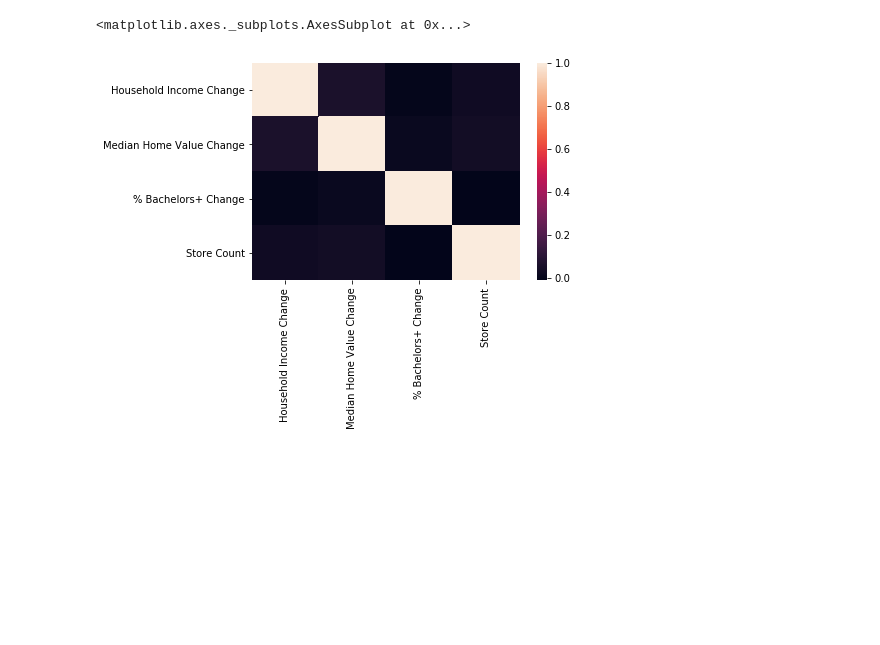
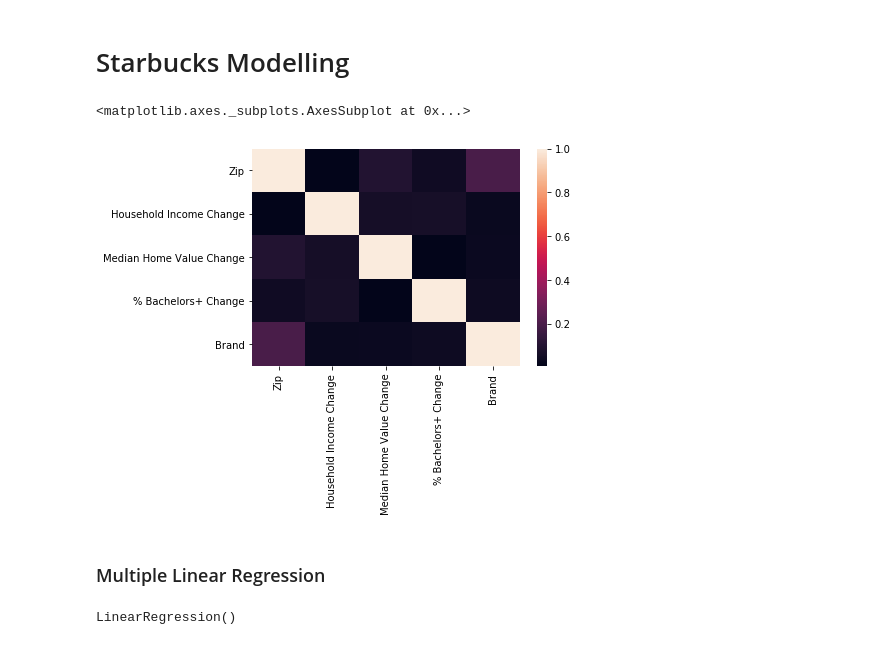
Before and after one commit to troypramsey/uo-project3, a Jupyter notebook: model_selection.ipynb, the cells around one changed output. Cells and saved outputs as stored; diff of their text form; code cells hidden in the pictures; blank space fills up the shorter version.

```diff
--- a/model_selection.ipynb
+++ b/model_selection.ipynb
@@ -28,5 +5,0 @@ y = data.iloc[:, -1]
-# %%
-for i in X.columns:
-    plt.hist(X[i])
-    plt.title(i)
-    plt.show()
@@ -38,5 +6,8 @@ ValueError: supplied range of [-100.0, inf] is not finite
-# %%
-sns.heatmap(X.corr())
-# %% [output]
-<matplotlib.axes._subplots.AxesSubplot at 0x...>
-[figure, removed]
+# %% [markdown]
+# Starbucks Modelling
+# %%
+starbucks_full = pd.read_csv('data_exploration/full_us_data.csv').drop(columns='Unnamed: 0')
+starbucks_only = pd.read_csv('data_exploration/us_data.csv').drop(columns='Unnamed: 0')
+# %%
+starbucks_only['% Bachelors+ Change'] = [np.nan if np.isinf(i) else i for i in starbucks_only['% Bachelors+ Change']]
+starbucks_only['% Bachelors+ Change'] = starbucks_only['% Bachelors+ Change'].fillna(starbucks_only['% Bachelors+ Change'].mean())
@@ -42,0 +17,7 @@ sns.heatmap(X.corr())
+# %%
+sns.heatmap(starbucks_only.corr())
+# %% [output]
+<matplotlib.axes._subplots.AxesSubplot at 0x...>
+[figure, added]
+# %% [markdown]
+### Multiple Linear Regression
@@ -42,0 +27,6 @@ sns.heatmap(X.corr())
+# %%
+from sklearn.linear_model import LinearRegression
+multi = LinearRegression()
+multi.fit(X_train, y_train)
+# %% [output]
+LinearRegression()
```
Also changed, not shown: parts of 69 cells of this notebook, 6 other files.
